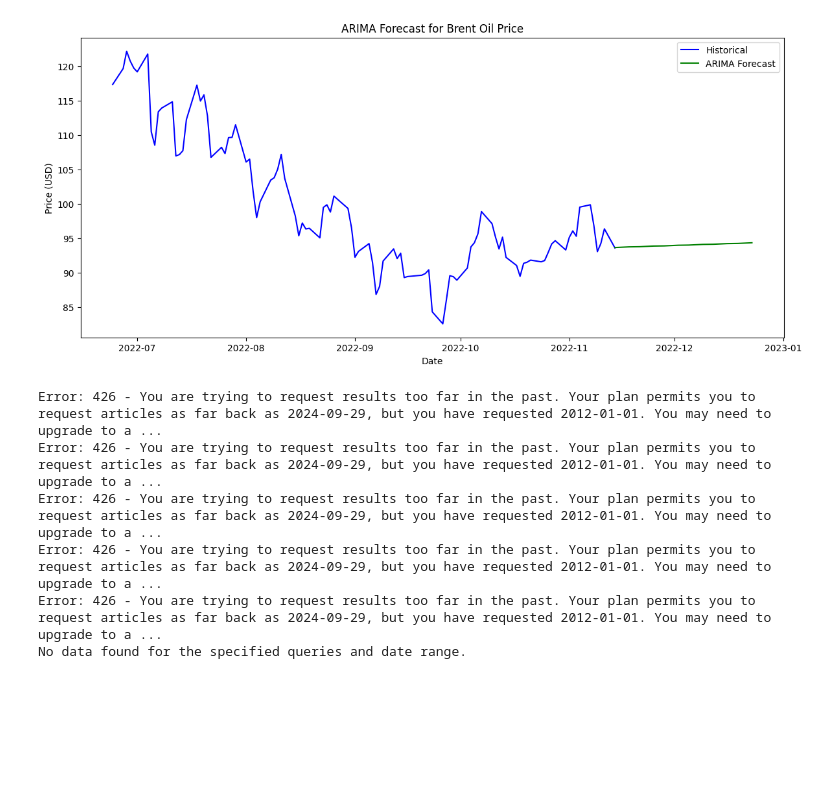
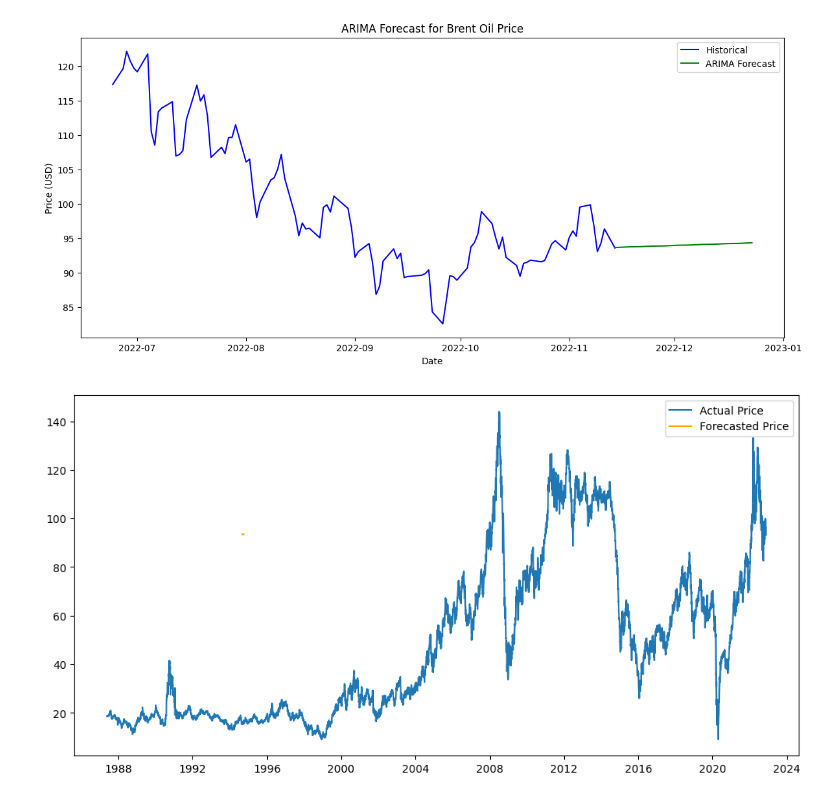
Before and after one commit to getahunTiruneh/Brent-Oil-Impact-Analysis-and-Price-Forecasting, a Jupyter notebook: notebooks/oil_price_EDA.ipynb, the cells around one changed output. Drawn from its saved outputs; the diff is of its cells as text; code cells hidden in the pictures; blank space fills up the shorter version.

```diff
--- a/notebooks/EDA.ipynb
+++ b/notebooks/oil_price_EDA.ipynb
@@ -208,27 +269,16 @@ def fetch_events(query, from_date, to_date):
-# %%
-# Collect events for each keyword over a specified date range
-from_date = "2012-01-01"  # Starting date
-to_date = "2022-09-30"     # Ending date
-all_events = []
-
-for keyword in keywords:
-    events = fetch_events(keyword, from_date, to_date)
-    all_events.extend(events)
-
-# Convert events to DataFrame if there are any results
-if all_events:
-    events_df = pd.DataFrame(all_events)
-    events_df['date'] = pd.to_datetime(events_df['date'], errors='coerce')
-    events_df.sort_values('date', inplace=True)
-    # Save to CSV for future reference
-    events_df.to_csv("Brent_Oil_Impact_Events.csv", index=False)
-    print(events_df.head())
-else:
-    print("No data found for the specified queries and date range.")
-# %% [output]
-Error: 426 - You are trying to request results too far in the past. Your plan permits you to request articles as far back as 2024-09-29, but you have requested 2012-01-01. You may need to upgrade to a ...
-Error: 426 - You are trying to request results too far in the past. Your plan permits you to request articles as far back as 2024-09-29, but you have requested 2012-01-01. You may need to upgrade to a ...
-Error: 426 - You are trying to request results too far in the past. Your plan permits you to request articles as far back as 2024-09-29, but you have requested 2012-01-01. You may need to upgrade to a ...
-Error: 426 - You are trying to request results too far in the past. Your plan permits you to request articles as far back as 2024-09-29, but you have requested 2012-01-01. You may need to upgrade to a ...
-Error: 426 - You are trying to request results too far in the past. Your plan permits you to request articles as far back as 2024-09-29, but you have requested 2012-01-01. You may need to upgrade to a ...
-No data found for the specified queries and date range.
+# %%
+data['Price'] = data['Price'].astype(float)
+
+# Fit ARIMA model for trend analysis
+arima_model = ARIMA(data['Price'], order=(1, 1, 1))  # Adjust p, d, q as necessary
+arima_result = arima_model.fit()
+
+# Forecast and plot
+forecast = arima_result.forecast(steps=30)
+plt.figure(figsize=(12, 6))
+plt.plot(data['Price'], label='Actual Price')
+plt.plot(forecast, label='Forecasted Price', color='orange')
+plt.legend()
+plt.show()
+# %% [output]
+[figure, added]
```
Also changed, not shown: parts of 16 cells of this notebook.
